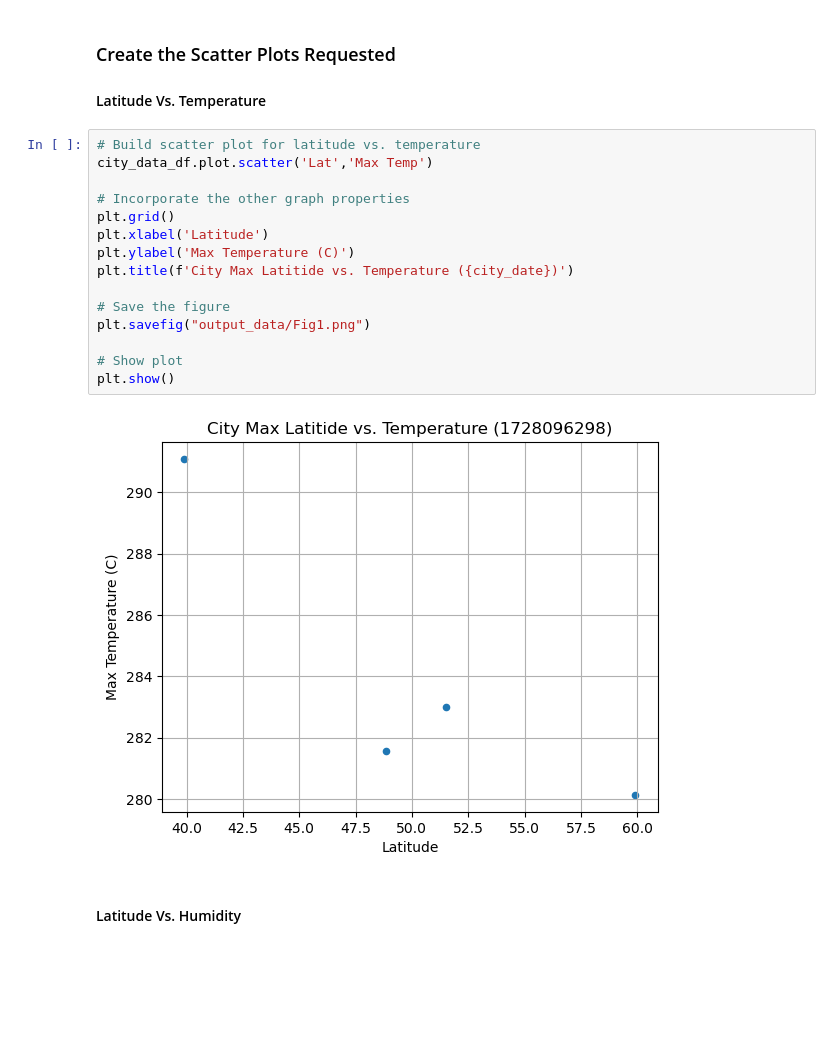
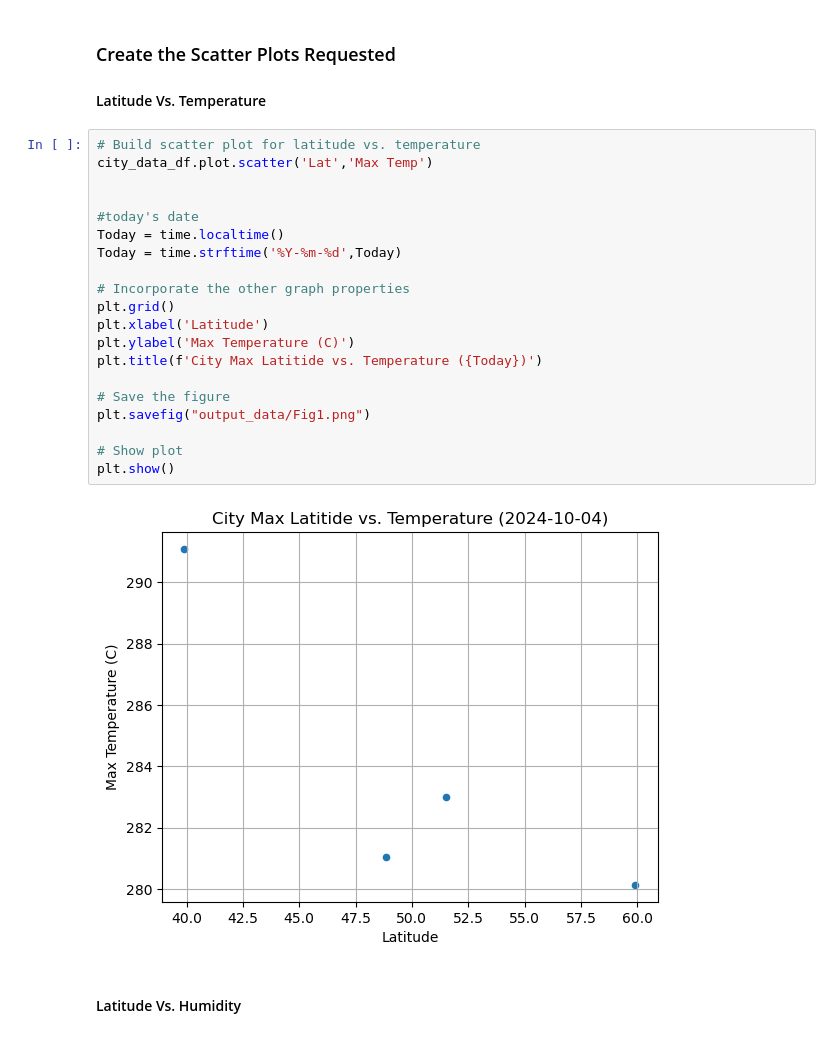
Before and after one commit to nazimben25/Plan_vacations_with_Weather_data_Flask-API, a Jupyter notebook: WeatherPymywork.ipynb, the cells around one changed output. Saved outputs shown, nothing was run; the diff lists cells and outputs as text; blank space fills up the shorter version.

```diff
--- a/WeatherPymywork.ipynb
+++ b/WeatherPymywork.ipynb
@@ -252,20 +259,25 @@ city_data_df.head()
 # %%
 # Build scatter plot for latitude vs. temperature
 city_data_df.plot.scatter('Lat','Max Temp')
+
+
+#today's date
+Today = time.localtime()
+Today = time.strftime('%Y-%m-%d',Today)
 
 # Incorporate the other graph properties
 plt.grid()
 plt.xlabel('Latitude')
 plt.ylabel('Max Temperature (C)')
-plt.title(f'City Max Latitide vs. Temperature ({city_date})')
+plt.title(f'City Max Latitide vs. Temperature ({Today})')
 
 # Save the figure
 plt.savefig("output_data/Fig1.png")
 
 # Show plot
 plt.show()
 # %% [output]
-[figure, old version]
+[figure, new version]
 # %% [markdown]
 #### Latitude Vs. Humidity
 # %%
```
Also changed, not shown: parts of 7 cells of this notebook, 5 other files.
